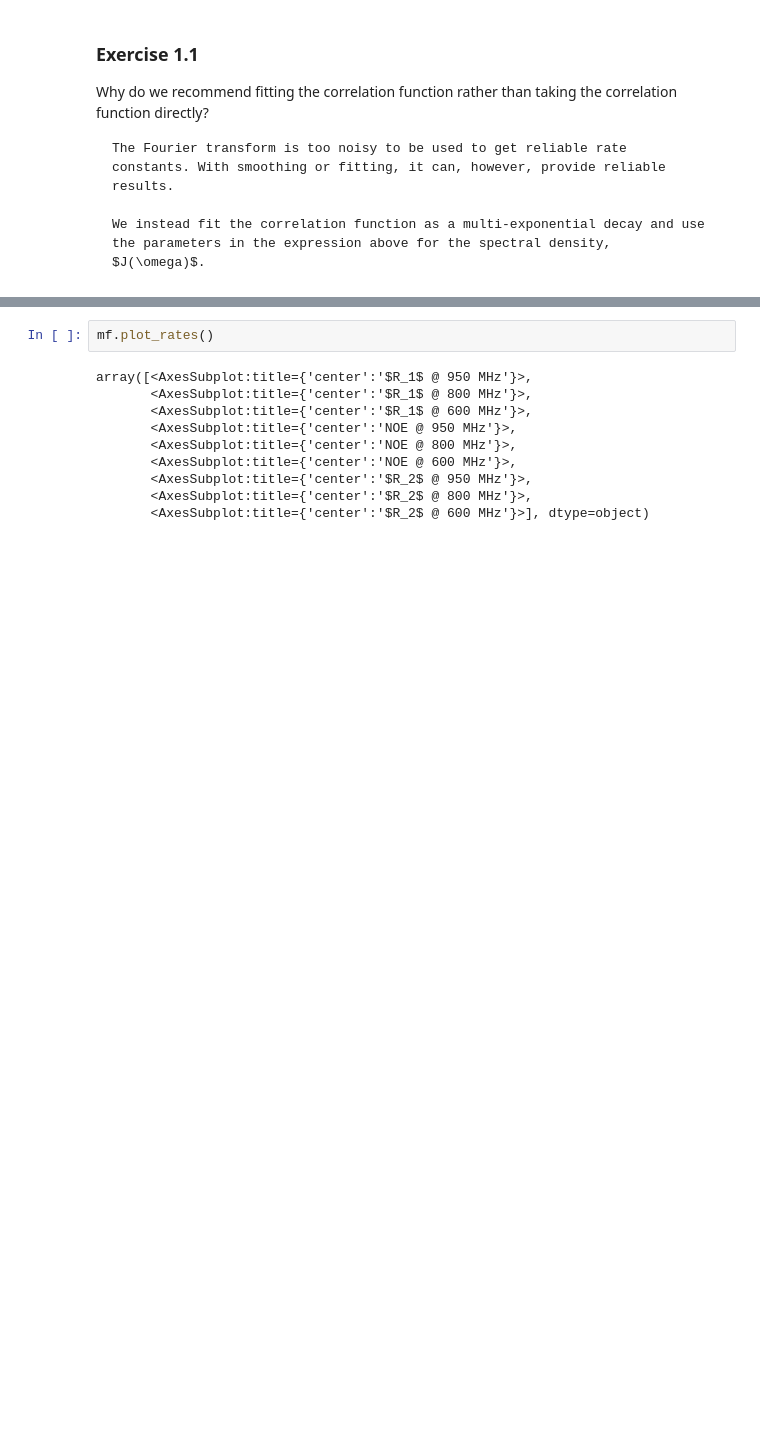
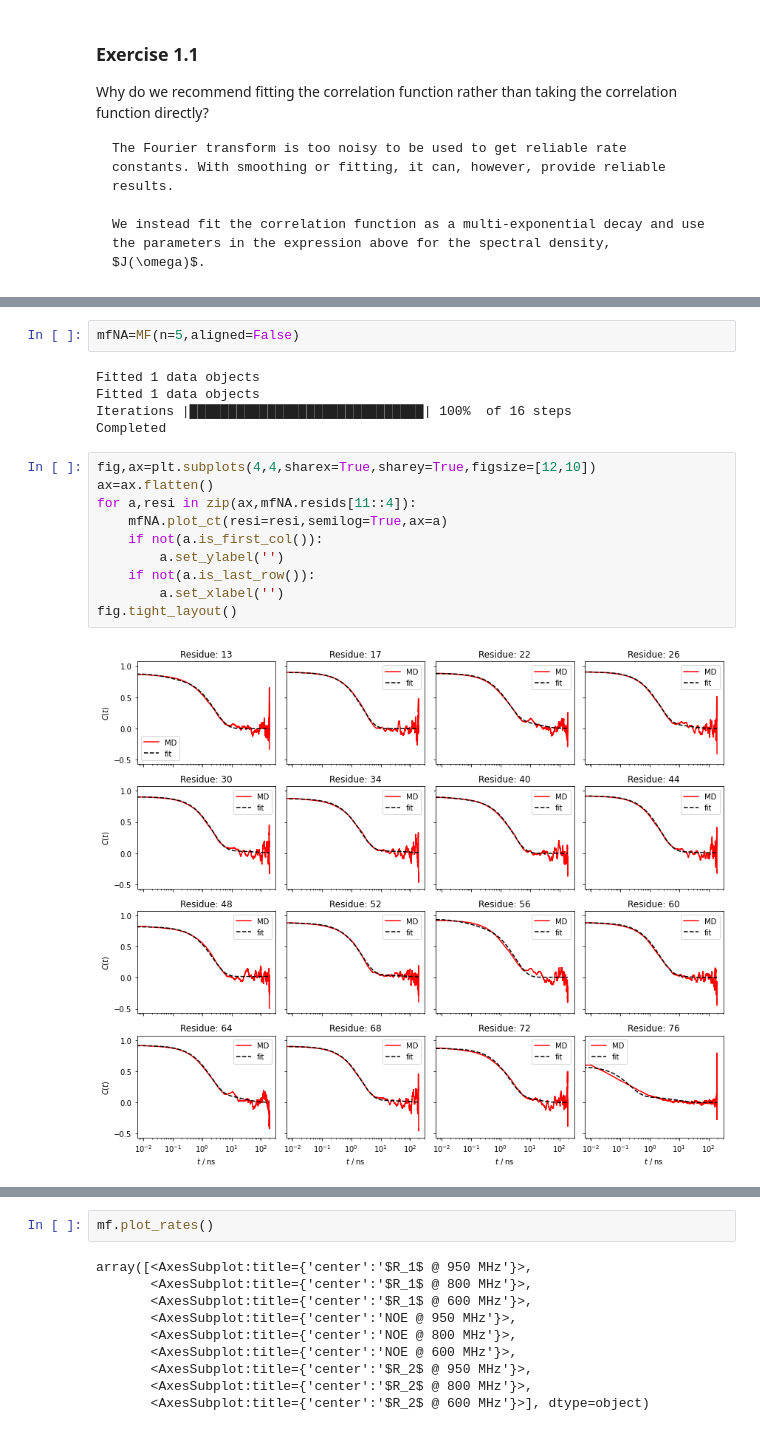
Before and after one commit to alsinmr/ConferenceExamples, a Jupyter notebook: JupyterBook/GNMR2025/MD2NMR_fitting.ipynb, the cells around one changed output, grey strips where cells are left out. Drawn from its saved outputs; the diff is of its cells as text; blank space fills up the shorter version.

```diff
--- a/JupyterBook/GNMR2025/MD2NMR_fitting.ipynb
+++ b/JupyterBook/GNMR2025/MD2NMR_fitting.ipynb
@@ -444,0 +456,19 @@ mf_nmr.data.plot()
+# %%
+mfNA=MF(n=5,aligned=False)
+# %% [output]
+Fitted 1 data objects
+Fitted 1 data objects
+Iterations |██████████████████████████████| 100%  of 16 steps
+Completed
+# %%
+fig,ax=plt.subplots(4,4,sharex=True,sharey=True,figsize=[12,10])
+ax=ax.flatten()
+for a,resi in zip(ax,mfNA.resids[11::4]):
+    mfNA.plot_ct(resi=resi,semilog=True,ax=a)
+    if not(a.is_first_col()):
+        a.set_ylabel('')
+    if not(a.is_last_row()):
+        a.set_xlabel('')
+fig.tight_layout()
+# %% [output]
+[figure, added]
```
Also changed, not shown: parts of 75 cells of this notebook, 2 other files.
